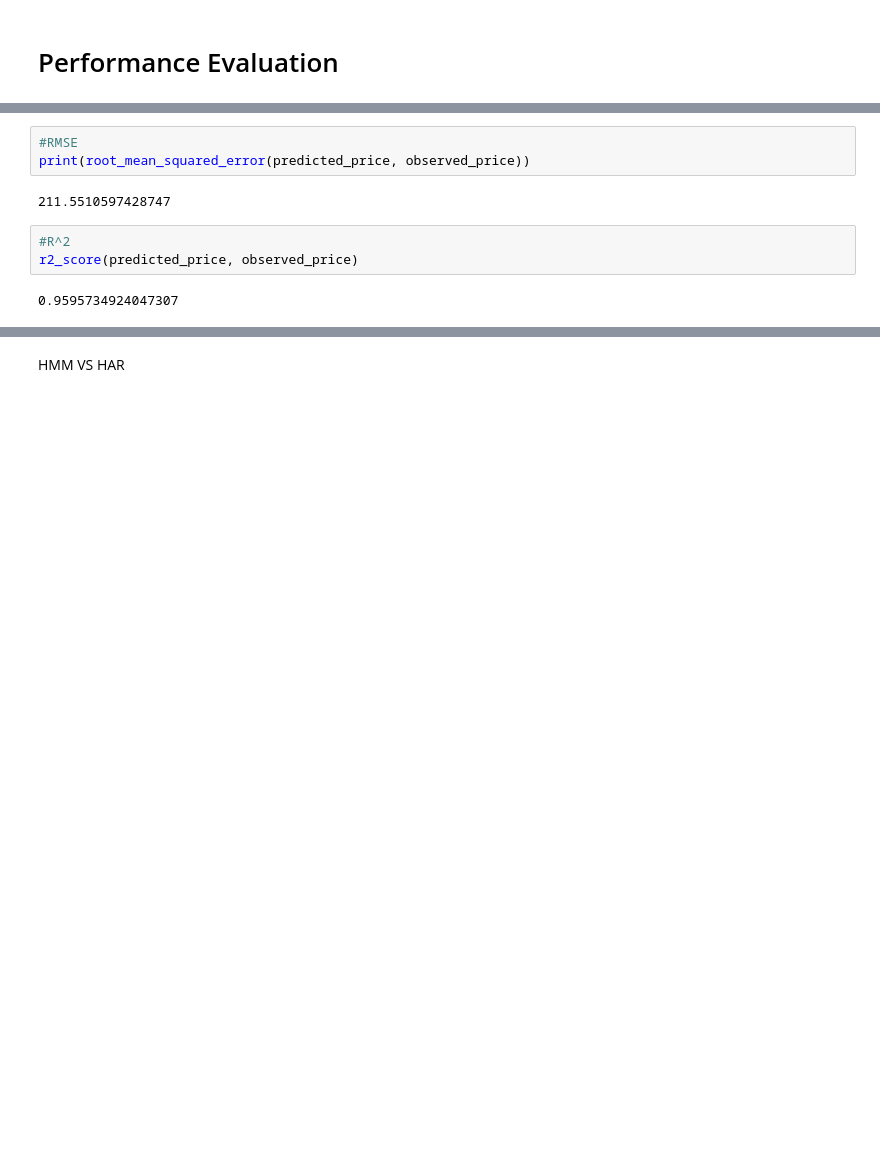
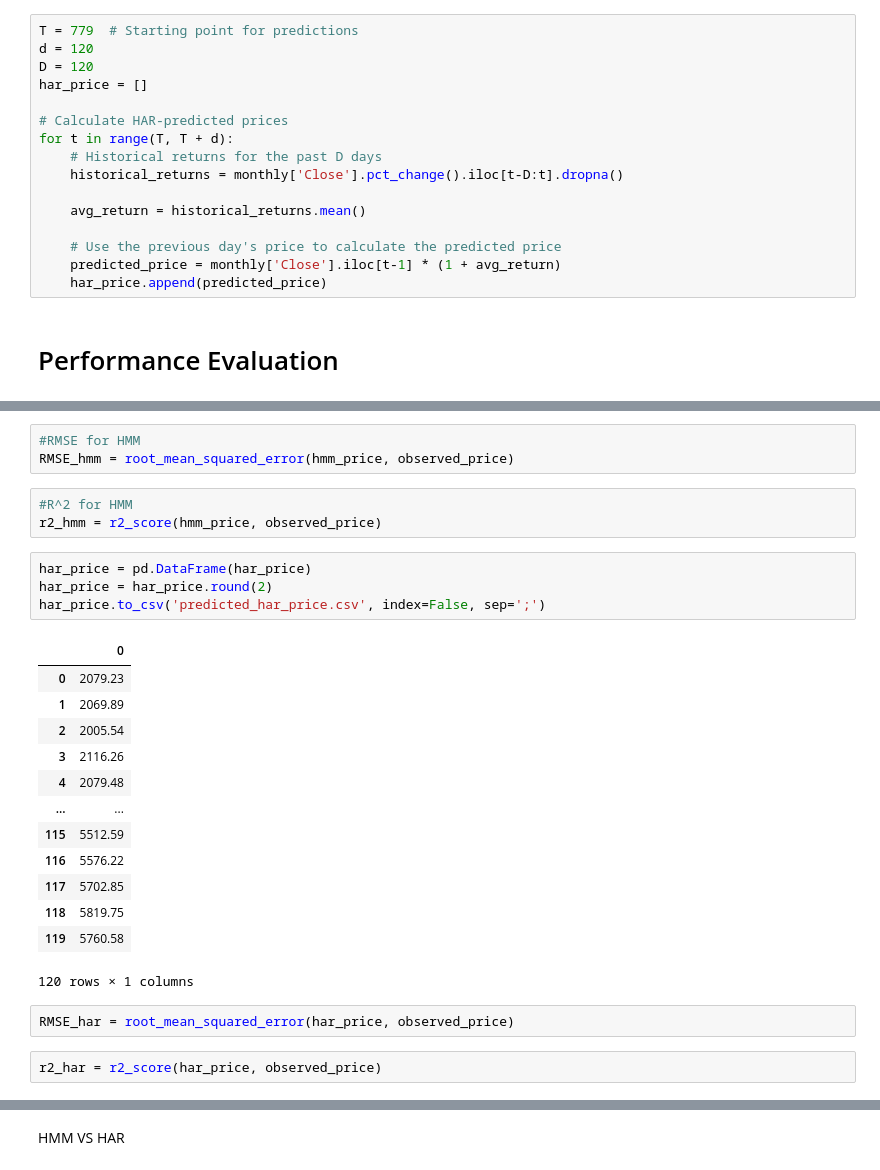
Before and after one commit to rinaaro/TS-project---HMM, a Jupyter notebook: Data_collection.ipynb, the cells around one changed output, grey strips where cells are left out. Cells and saved outputs as stored; diff of their text form; blank space fills up the shorter version.

```diff
--- a/Data_collection.ipynb
+++ b/Data_collection.ipynb
@@ -337,3 +334,19 @@ plt.show()
+# %%
+T = 779  # Starting point for predictions
+d = 120
+D = 120
+har_price = []
+
+# Calculate HAR-predicted prices
+for t in range(T, T + d):
+    # Historical returns for the past D days
+    historical_returns = monthly['Close'].pct_change().iloc[t-D:t].dropna()
+
+    avg_return = historical_returns.mean()
+
+    # Use the previous day's price to calculate the predicted price
+    predicted_price = monthly['Close'].iloc[t-1] * (1 + avg_return)
+    har_price.append(predicted_price)
 # %% [markdown]
 # Performance Evaluation
 # %%
@@ -373,12 +373,30 @@ observed_price.to_csv('observed_price.csv', index=False, sep=';')
 | 119 | 6032.38 |
 120 rows × 1 columns
 # %%
-#RMSE
-print(root_mean_squared_error(predicted_price, observed_price))
+#RMSE for HMM
+RMSE_hmm = root_mean_squared_error(hmm_price, observed_price)
-# %% [output]
-211.5510597428747
 # %%
-#R^2
-r2_score(predicted_price, observed_price)
+#R^2 for HMM
+r2_hmm = r2_score(hmm_price, observed_price)
-# %% [output]
-0.9595734924047307
+# %%
+har_price = pd.DataFrame(har_price)
+har_price = har_price.round(2)
+har_price.to_csv('predicted_har_price.csv', index=False, sep=';')
+# %% [output]
+|  | 0 |
+| 0 | 2079.23 |
+| 1 | 2069.89 |
+| 2 | 2005.54 |
+| 3 | 2116.26 |
+| 4 | 2079.48 |
+| ... | ... |
+| 115 | 5512.59 |
+| 116 | 5576.22 |
+| 117 | 5702.85 |
+| 118 | 5819.75 |
+| 119 | 5760.58 |
+120 rows × 1 columns
+# %%
+RMSE_har = root_mean_squared_error(har_price, observed_price)
+# %%
+r2_har = r2_score(har_price, observed_price)
```
Also changed, not shown: parts of 14 cells of this notebook, 3 other files.
